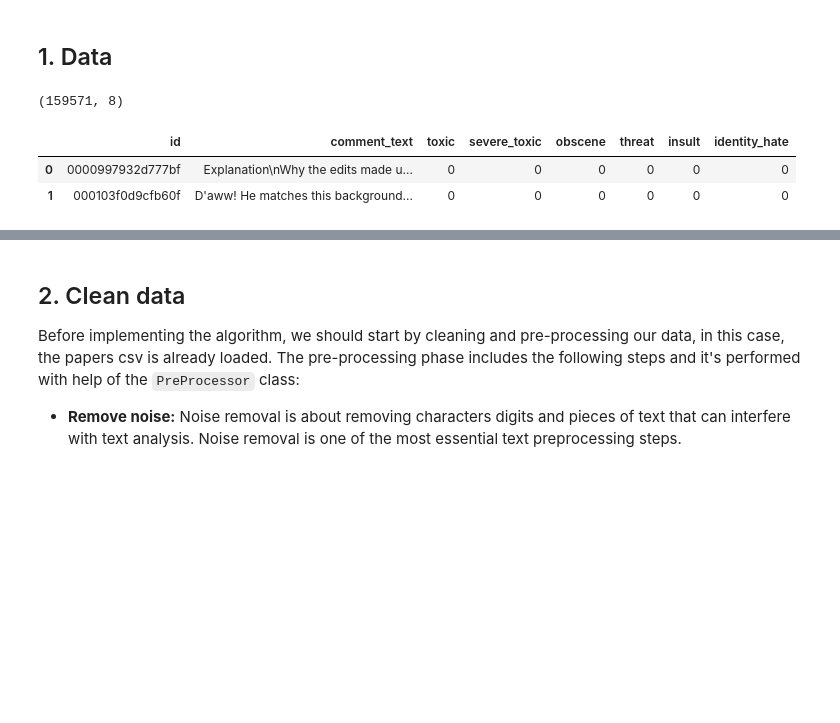
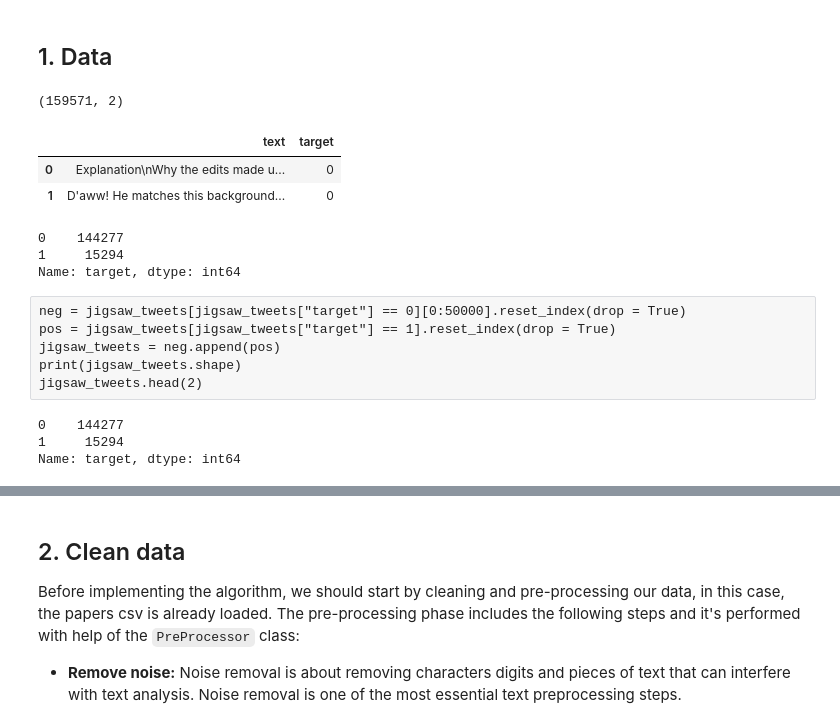
Before and after one commit to brendavarguez/jubilant-waffle, a Jupyter notebook: 02_tweet_classifier.ipynb, the cells around one changed output, grey strips where cells are left out. Drawn from its saved outputs; the diff is of its cells as text; code cells hidden in the pictures; blank space fills up the shorter version.

```diff
--- a/02_tweet_classifier.ipynb
+++ b/02_tweet_classifier.ipynb
@@ -19,10 +22,31 @@ warnings.filterwarnings('ignore')
 ## 1. Data
 # %%
 jigsaw_tweets = pd.read_csv("jigsaw_toxic_data/train.csv")
+jigsaw_tweets = jigsaw_tweets[["comment_text","toxic"]].rename(columns = {"comment_text":"text", "toxic":"target"})
 print(jigsaw_tweets.shape)
 jigsaw_tweets.head(2)
 # %% [output]
-(159571, 8)
+(159571, 2)
-|  | id | comment_text | toxic | severe_toxic | obscene | threat | insult | identity_hate |
-| 0 | 0000997932d777bf | Explanation\nWhy the edits made u... | 0 | 0 | 0 | 0 | 0 | 0 |
-| 1 | 000103f0d9cfb60f | D'aww! He matches this background... | 0 | 0 | 0 | 0 | 0 | 0 |
+|  | text | target |
+| 0 | Explanation\nWhy the edits made u... | 0 |
+| 1 | D'aww! He matches this background... | 0 |
+# %%
+# The class is unbalanced :(
+jigsaw_tweets.target.value_counts()
+# %% [output]
+0    144277
+1     15294
+Name: target, dtype: int64
+# %% [raw]
+neg = jigsaw_tweets[jigsaw_tweets["target"] == 0][0:50000].reset_index(drop = True)
+pos = jigsaw_tweets[jigsaw_tweets["target"] == 1].reset_index(drop = True)
+jigsaw_tweets = neg.append(pos)
+print(jigsaw_tweets.shape)
+jigsaw_tweets.head(2)
+# %%
+# The class is unbalanced :(
+jigsaw_tweets.target.value_counts()
+# %% [output]
+0    144277
+1     15294
+Name: target, dtype: int64
```
Also changed, not shown: parts of 30 cells of this notebook, 1 other file.
